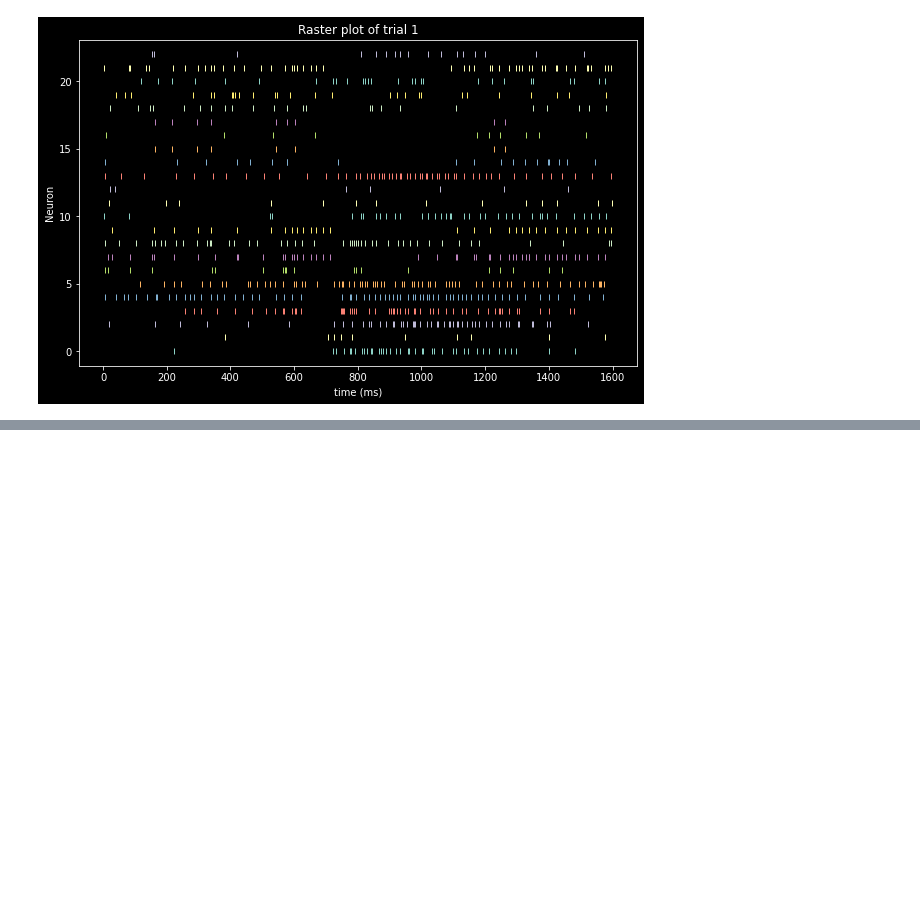
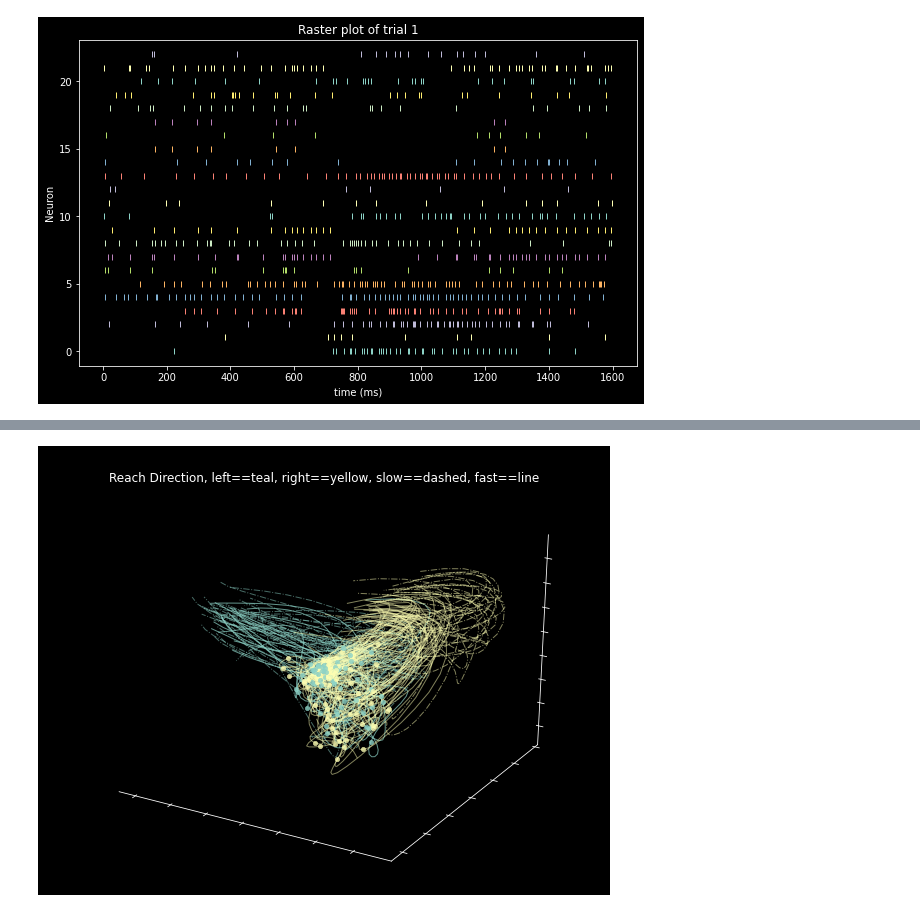
Before and after one commit to MunibH/chand-lab-rotation, a Jupyter notebook: my_gpfa.ipynb, the cells around one changed output, grey strips where cells are left out. Cells and saved outputs as stored; diff of their text form; code cells hidden in the pictures; blank space fills up the shorter version.

```diff
--- a/my_gpfa.ipynb
+++ b/my_gpfa.ipynb
@@ -496,0 +214,16 @@ colors
+# %%
+# separate fast and slow trials by choice
+fast_left = fast_RT_trials[fast_RT_trials['choice']==1]
+fast_right = fast_RT_trials[fast_RT_trials['choice']==2]
+slow_left = slow_RT_trials[slow_RT_trials['choice']==1]
+slow_right = slow_RT_trials[slow_RT_trials['choice']==2]
+
+fl_idx = list(fast_left.index)
+fr_idx = list(fast_right.index)
+sl_idx = list(slow_left.index)
+sr_idx = list(slow_right.index)
+
+fl_traj = trajectories_all[fl_idx]
+fr_traj = trajectories_all[fr_idx]
+sl_traj = trajectories_all[sl_idx]
+sr_traj = trajectories_all[sr_idx]
@@ -496,0 +242,55 @@ colors
+# %%
+##  plot setup
+
+f = plt.figure(figsize=(10,8))
+ax1 = f.add_subplot(1, 1, 1, projection='3d')
+
+## ax1 - plot by reach direction
+
+ax1.set_title('Reach Direction, left==teal, right==yellow, slow==dashed, fast==line')
+
+# plot fast left
+ct = 0
+for traj in fl_traj:
+    # get mvmt onset index
+    t_idx = mvmtIdx(fl_idx[ct])
+    # plot
+    ax1.plot(traj[0][:t_idx],traj[1][:t_idx],traj[2][:t_idx],'-', lw=1, c='C0', alpha=0.7)
+    ax1.scatter(traj[0][checkOnIdx],traj[1][checkOnIdx],traj[2][checkOnIdx], lw=0.5, c='C0', alpha=0.8)
+    ct += 1
+
+# plot slow left
+ct = 0
+for traj in sl_traj:
+    # get mvmt onset index
+    t_idx = mvmtIdx(sl_idx[ct])
+    # plot
+    ax1.plot(traj[0][:t_idx],traj[1][:t_idx],traj[2][:t_idx],'-.', lw=1, c='C0', alpha=0.5)
+    ax1.scatter(traj[0][checkOnIdx],traj[1][checkOnIdx],traj[2][checkOnIdx], lw=0.5, c='C0', alpha=0.8)
+    ct += 1
+
+# plot fast right
+ct = 0
+for traj in fr_traj:
+    # get mvmt onset index
+    t_idx = mvmtIdx(fr_idx[ct])
+    # plot
+    ax1.plot(traj[0][:t_idx],traj[1][:t_idx],traj[2][:t_idx],'-', lw=1, c='C1', alpha=0.5)
+    ax1.scatter(traj[0][checkOnIdx],traj[1][checkOnIdx],traj[2][checkOnIdx], lw=0.5, c='C1', alpha=0.8)
+    ct += 1
+
+# plot slow right
+ct = 0
+for traj in sr_traj:
+    # get mvmt onset index
+    t_idx = mvmtIdx(sr_idx[ct])
+    # plot
+    ax1.plot(traj[0][:t_idx],traj[1][:t_idx],traj[2][:t_idx],'-.', lw=1, c='C1', alpha=0.5)
+    ax1.scatter(traj[0][checkOnIdx],traj[1][checkOnIdx],traj[2][checkOnIdx], lw=0.5, c='C1', alpha=0.8)
+    ct += 1
+
+transBackground(ax1,3)
+# plt.savefig('images_for_pres/LD_by_RD.png',dpi=300)
+plt.show()
+# %% [output]
+[figure, added]
```
Also changed, not shown: parts of 60 cells of this notebook, 11 other files.
